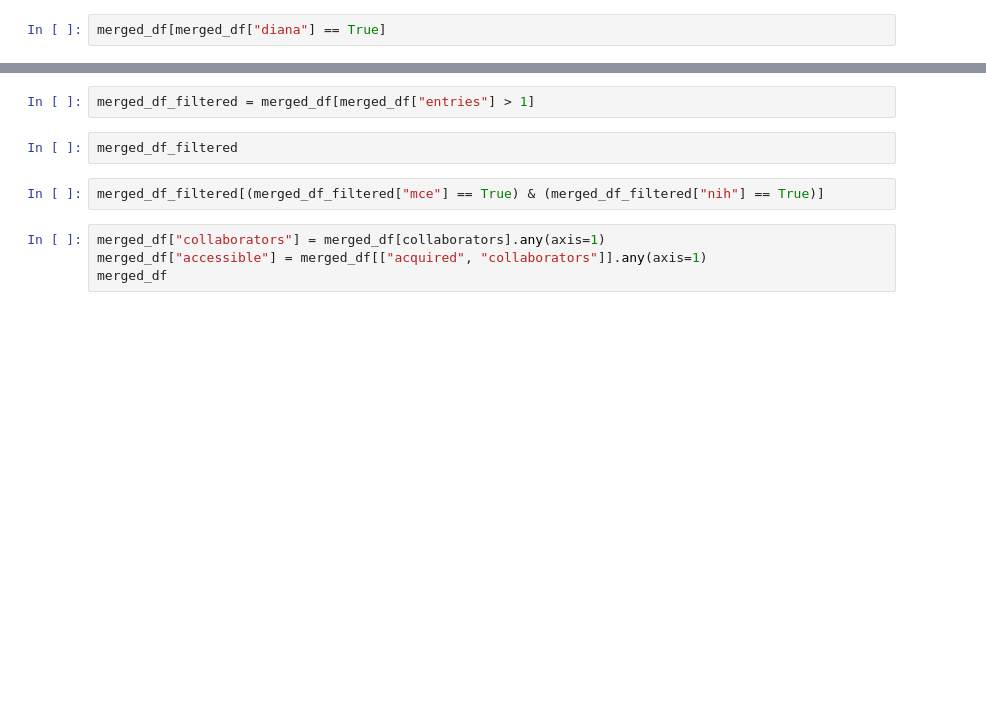
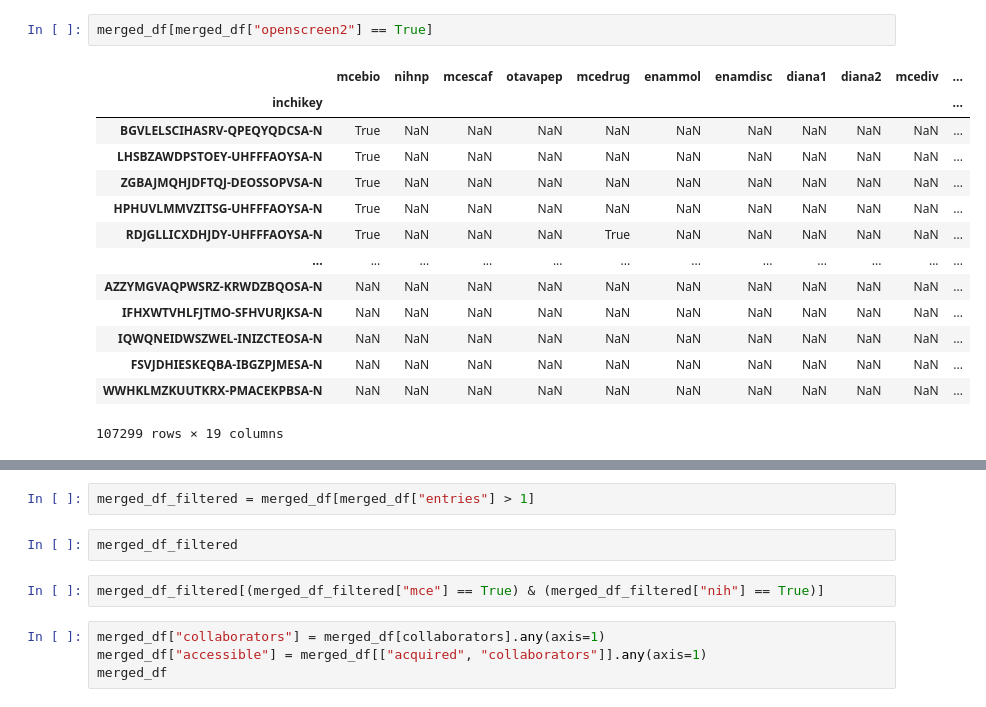
Before and after one commit to corinnabrungs/msn_tree_library, a Jupyter notebook: notebooks/compound_list_comparison.ipynb, the cells around one changed output, grey strips where cells are left out. Saved outputs shown, nothing was run; the diff lists cells and outputs as text; blank space fills up the shorter version.

```diff
--- a/notebooks/compound_list_comparison.ipynb
+++ b/notebooks/compound_list_comparison.ipynb
@@ -86,3 +113,18 @@ merged_df[merged_df["split_inchikey"] == "GOLXRNDWAUTYKT"]
 # %%
-merged_df[merged_df["diana"] == True]
+merged_df[merged_df["openscreen2"] == True]
+# %% [output]
+|  | mcebio | nihnp | mcescaf | otavapep | mcedrug | enammol | enamdisc | diana1 | diana2 | mcediv | ... |
+| inchikey |  |  |  |  |  |  |  |  |  |  | ... |
+| BGVLELSCIHASRV-QPEQYQDCSA-N | True | NaN | NaN | NaN | NaN | NaN | NaN | NaN | NaN | NaN | ... |
+| LHSBZAWDPSTOEY-UHFFFAOYSA-N | True | NaN | NaN | NaN | NaN | NaN | NaN | NaN | NaN | NaN | ... |
+| ZGBAJMQHJDFTQJ-DEOSSOPVSA-N | True | NaN | NaN | NaN | NaN | NaN | NaN | NaN | NaN | NaN | ... |
+| HPHUVLMMVZITSG-UHFFFAOYSA-N | True | NaN | NaN | NaN | NaN | NaN | NaN | NaN | NaN | NaN | ... |
+| RDJGLLICXDHJDY-UHFFFAOYSA-N | True | NaN | NaN | NaN | True | NaN | NaN | NaN | NaN | NaN | ... |
+| ... | ... | ... | ... | ... | ... | ... | ... | ... | ... | ... | ... |
+| AZZYMGVAQPWSRZ-KRWDZBQOSA-N | NaN | NaN | NaN | NaN | NaN | NaN | NaN | NaN | NaN | NaN | ... |
+| IFHXWTVHLFJTMO-SFHVURJKSA-N | NaN | NaN | NaN | NaN | NaN | NaN | NaN | NaN | NaN | NaN | ... |
+| IQWQNEIDWSZWEL-INIZCTEOSA-N | NaN | NaN | NaN | NaN | NaN | NaN | NaN | NaN | NaN | NaN | ... |
+| FSVJDHIESKEQBA-IBGZPJMESA-N | NaN | NaN | NaN | NaN | NaN | NaN | NaN | NaN | NaN | NaN | ... |
+| WWHKLMZKUUTKRX-PMACEKPBSA-N | NaN | NaN | NaN | NaN | NaN | NaN | NaN | NaN | NaN | NaN | ... |
+107299 rows × 19 columns
 # %%
```
Also changed, not shown: parts of 9 cells of this notebook, 4 other files.
